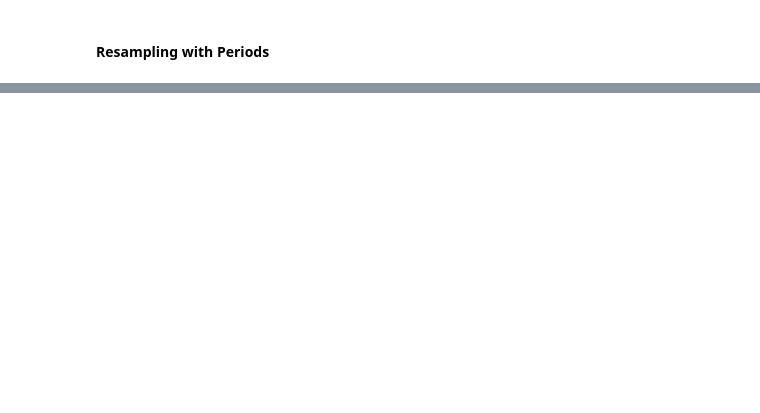
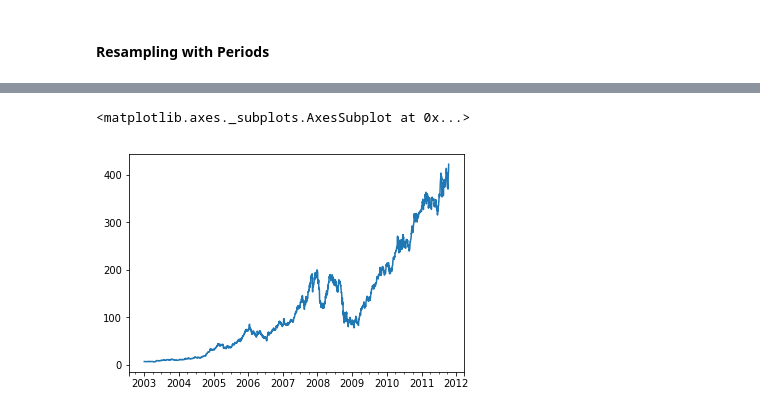
Before and after one commit to rumourcy/DA, a Jupyter notebook: python-for-data-analysis/chapter11.ipynb, the cells around one changed output, grey strips where cells are left out. Saved outputs shown, nothing was run; the diff lists cells and outputs as text; code cells hidden in the pictures; blank space fills up the shorter version.

```diff
--- a/python-for-data-analysis/chapter11.ipynb
+++ b/python-for-data-analysis/chapter11.ipynb
@@ -1219,0 +1222,2 @@ aunnal_frame.resample('Q-DEC', convention='end').ffill()
+# %%
+close_px_all = pd.read_csv('examples/stock_px_2.csv', parse_dates=True, index_col=0)
@@ -1219,0 +1235,4 @@ aunnal_frame.resample('Q-DEC', convention='end').ffill()
+# %%
+close_px = close_px_all[['AAPL', 'MSFT', 'XOM']]
+# %%
+close_px = close_px.resample('B').ffill()
@@ -1219,0 +1248,7 @@ aunnal_frame.resample('Q-DEC', convention='end').ffill()
+# %%
+%matplotlib inline
+
+close_px.AAPL.plot()
+# %% [output]
+<matplotlib.axes._subplots.AxesSubplot at 0x...>
+[figure, added]
```
Also changed, not shown: parts of 71 cells of this notebook.
